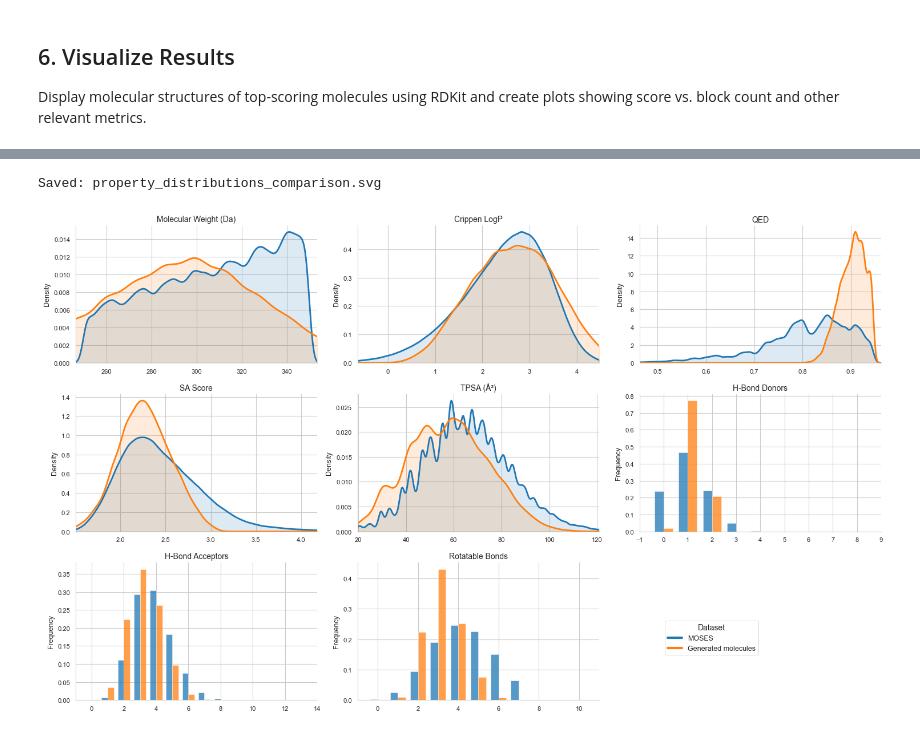
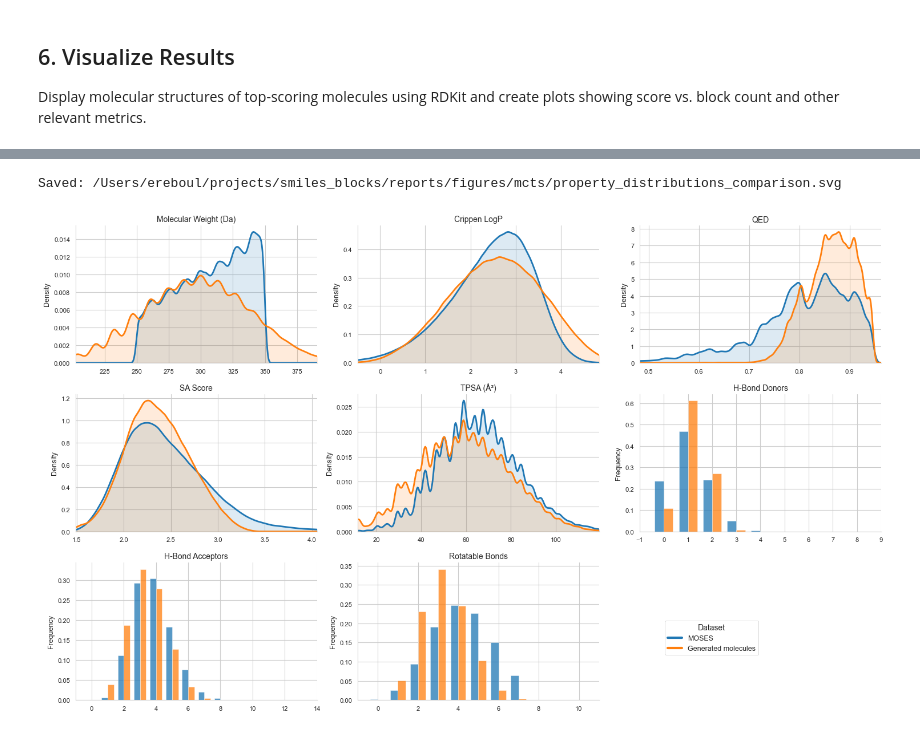
Before and after one commit to EtienneReboul/smiles_blocks, a Jupyter notebook: notebooks/6-er-test_mcts.ipynb, the cells around one changed output, grey strips where cells are left out. Drawn from its saved outputs; the diff is of its cells as text; code cells hidden in the pictures.

```diff
--- a/notebooks/6-er-test_mcts.ipynb
+++ b/notebooks/6-er-test_mcts.ipynb
@@ -211,10 +211,14 @@ mcts = MCTSDrugDesign(
     block_count_mu=5.5,
     block_count_sigma=1.41,
     n_iter=40_000,
-    min_blocks=3,
+    min_blocks=2,
     max_blocks=10,
     conditional_table=conditional_block_counts_df,
-    score_fn=make_composite_scorer(),
+    score_fn=make_composite_scorer(
+            qed_weight=0.4,
+            sa_weight=0.6,
+            lipinski_weight=0.,
+    ),
     score_batch_size=1,
 )
 
@@ -227,5 +231,5 @@ INFO:__main__:MCTS Drug Designer initialized
 
 Execute the MCTS search with n_molecules=100 to generate candidate drug molecules and collect results including SMILES, scores, block counts, and fragment IDs.
 # %%
-results = mcts.run(n_runs=15, score_threshold=0.80)
+results = mcts.run(n_runs=100, score_threshold=0.50)
 # %% [output]
@@ -425,2 +438,7 @@ print(results_df.head())
 # %%
-moses_df  = pd.read_csv("../data/external/moses_dataset.csv")
+moses_canonical_path = PROCESSED_DATA_DIR / "moses_canonical.parquet"
+if moses_canonical_path.exists():
+    moses_df = pd.read_parquet(moses_canonical_path)
+    print(f"Loaded canonicalized MOSES dataset from {moses_canonical_path}")
+else:
+    moses_df  = pd.read_csv("../data/external/moses_dataset.csv")
@@ -428,5 +448,9 @@ moses_df  = pd.read_csv("../data/external/moses_dataset.csv")
 canonical = Parallel(n_jobs=-1, backend="loky", batch_size=500)( # pyright: ignore[reportArgumentType]
     delayed(smi2cansmiles)(smi) for smi in moses_df['SMILES']
 )
-moses_df['canonical_smiles'] = canonical # pyright: ignore[reportArgumentType, reportCallIssue]
+if "canonical_smiles" not in moses_df.columns:
+    moses_df['canonical_smiles'] = canonical # pyright: ignore[reportArgumentType, reportCallIssue]
+
+    moses_df.to_parquet(moses_canonical_path, index=False)
+    print(f"Saved canonicalized MOSES dataset to {moses_canonical_path}")
 # %%
@@ -697,13 +759,16 @@ def plot_property_panel(
 
     return fig
 # %%
+fig_dir = FIGURES_DIR / "mcts"
+fig_dir.mkdir(parents=True, exist_ok=True)
+
 fig = plot_property_panel(
     moses_props  = moses_props,
     sample_props = sample_props,
     figsize      = (15, 9),
-    save_path    = "property_distributions_comparison.svg",   # or None
+    save_path    = str(fig_dir / "property_distributions_comparison.svg"),   # or None
 )
 plt.show()
 # %% [output]
-Saved: property_distributions_comparison.svg
+Saved: /Users/ereboul/projects/smiles_blocks/reports/figures/mcts/property_distributions_comparison.svg
-[figure, old version]
+[figure, new version]
```
Also changed, not shown: parts of 13 cells of this notebook, 3 other files.
